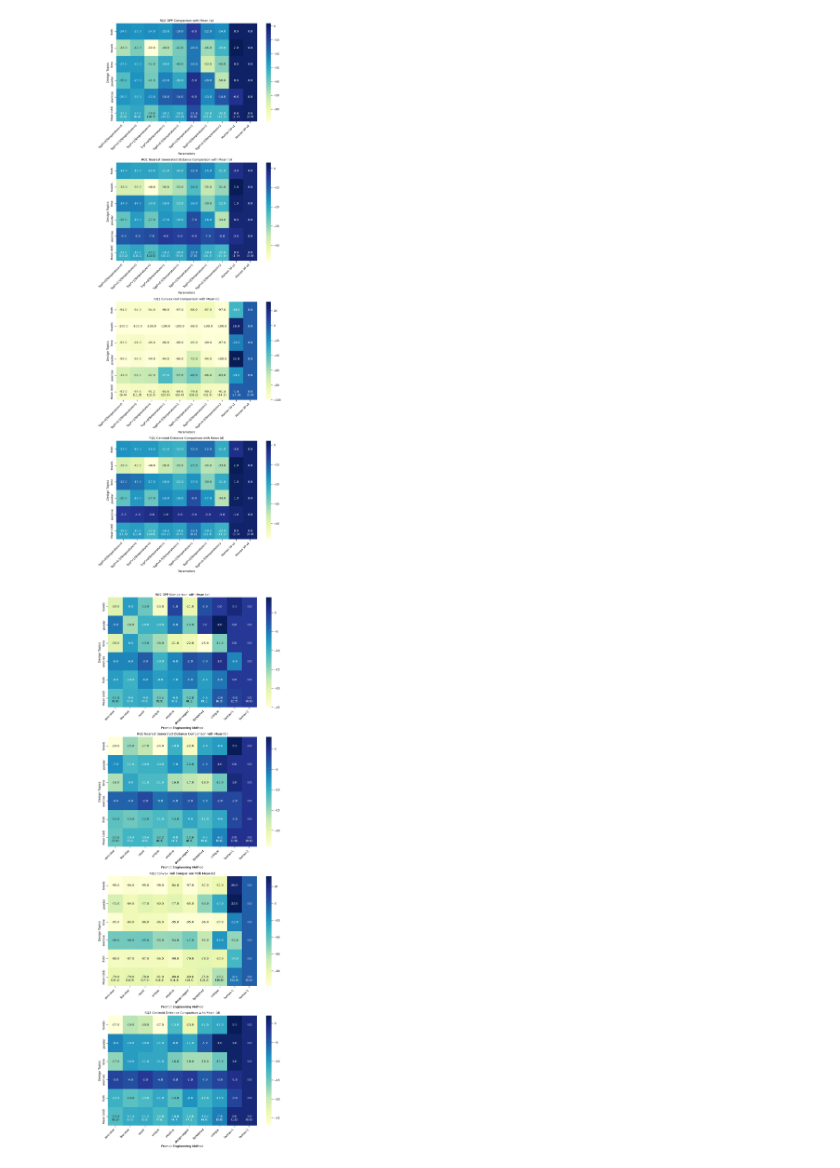
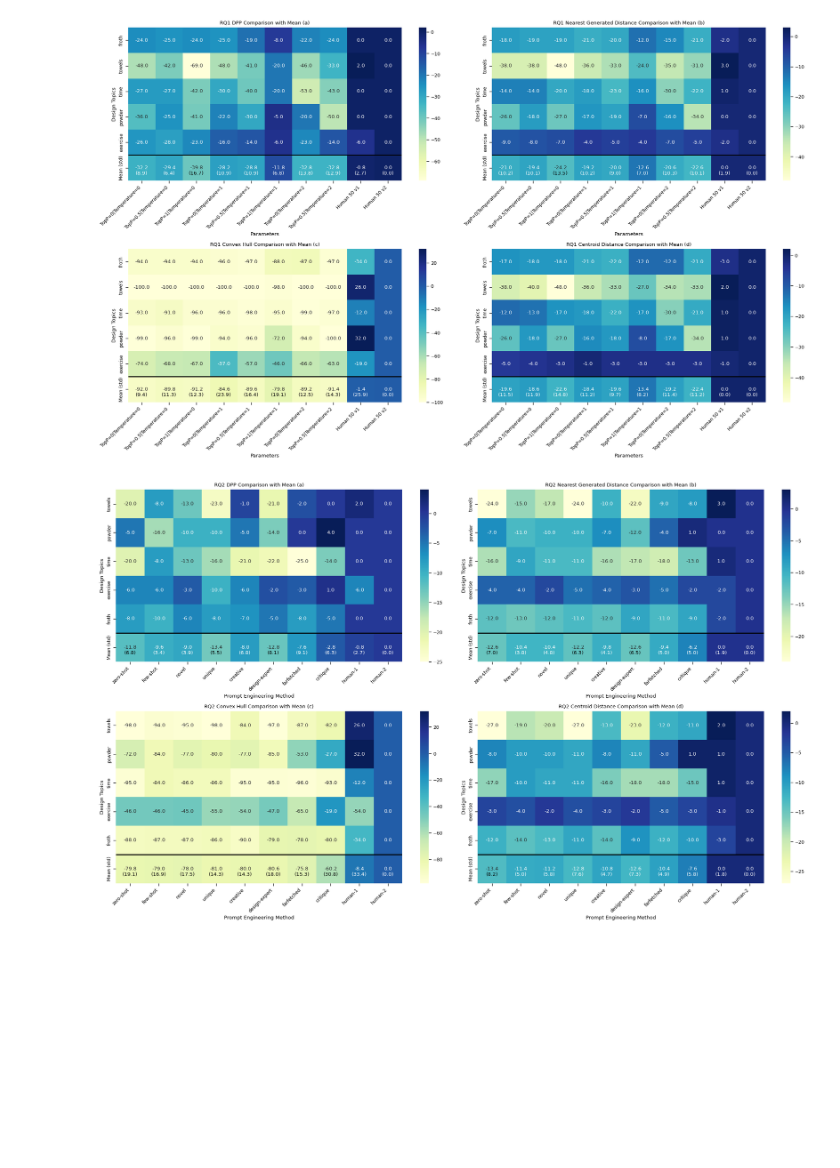
Before and after one commit to kevinma1515/Concept_Generation, a Jupyter notebook: heatmap_results.ipynb, the cells around one changed output. Cells and saved outputs as stored; diff of their text form; code cells hidden in the pictures; blank space fills up the shorter version.

Commit message:
Update heatmap_results

```diff
--- a/heatmap_results.ipynb
+++ b/heatmap_results.ipynb
@@ -91,7 +91,7 @@ x_labels = [
 sns.set_context("paper")
 
 # Create a figure with three subplots
-fig, (ax1, ax2, ax3, ax4) = plt.subplots(4, 1, figsize=(9, 25))  # Adjust the size as needed
+fig, ((ax1, ax2), (ax3, ax4)) = plt.subplots(2, 2, figsize=(20, 12))  # Adjust the size as needed
 
 
 # First heatmap on the first subplot
@@ -100,6 +100,7 @@ ax1.set_xticklabels(ax1.get_xticklabels(), rotation=45, ha='right')
 ax1.set_xlabel('Parameters')
 ax1.set_ylabel('Design Topics')
 ax1.set_title('RQ1 DPP Comparison with Mean (a)')
+ax1.hlines(len(data1), *ax1.get_xlim(), color="black", linewidth=2)
 
 # Second heatmap on the second subplot
 sns.heatmap(data_with_mean2, annot=True, fmt=".1f", yticklabels=y_labels_with_mean, xticklabels=x_labels, cmap="YlGnBu", ax=ax2)
@@ -107,6 +108,7 @@ ax2.set_xticklabels(ax2.get_xticklabels(), rotation=45, ha='right')
 ax2.set_xlabel('Parameters')
 ax2.set_ylabel('Design Topics')
 ax2.set_title('RQ1 Nearest Generated Distance Comparison with Mean (b)')
+ax2.hlines(len(data2), *ax2.get_xlim(), color="black", linewidth=2)
 
 # Third heatmap on the third subplot
 sns.heatmap(data_with_mean3, annot=True, fmt=".1f", yticklabels=y_labels_with_mean, xticklabels=x_labels, cmap="YlGnBu", ax=ax3)
@@ -114,6 +116,7 @@ ax3.set_xticklabels(ax3.get_xticklabels(), rotation=45, ha='right')
 ax3.set_xlabel('Parameters')
 ax3.set_ylabel('Design Topics')
 ax3.set_title('RQ1 Convex Hull Comparison with Mean (c)')
+ax3.hlines(len(data3), *ax3.get_xlim(), color="black", linewidth=2)
 
 # Fourth heatmap on the fourth subplot
 sns.heatmap(data_with_mean4, annot=True, fmt=".1f", yticklabels=y_labels_with_mean, xticklabels=x_labels, cmap="YlGnBu", ax=ax4)
@@ -121,34 +124,35 @@ ax4.set_xticklabels(ax4.get_xticklabels(), rotation=45, ha='right')
 ax4.set_xlabel('Parameters')
 ax4.set_ylabel('Design Topics')
 ax4.set_title('RQ1 Centroid Distance Comparison with Mean (d)')
+ax4.hlines(len(data4), *ax4.get_xlim(), color="black", linewidth=2)
 
 plt.tight_layout()
 
 # Custom annotations for the last row
 custom_colors = ['white', 'white', 'black', 'white', 'white', 'white', 'white', 'white', 'white', 'white']
 custom_annotations = ['\n\n(8.9)', '\n\n(6.4)', '\n\n(16.7)', '\n\n(10.9)', '\n\n(10.9)', '\n\n(6.8)', '\n\n(13.8)', '\n\n(12.9)', '\n\n(2.7)', '\n\n(0.0)']
 for i, annotation in enumerate(custom_annotations):
     ax1.text(i + 0.5, len(data_with_mean1) - 0.5, annotation, ha='center', va='center', color = custom_colors[i])
 
 custom_colors = ['white', 'white', 'black', 'white', 'white', 'white', 'white', 'white', 'white', 'white']
 custom_annotations = ['\n\n(10.2)', '\n\n(10.1)', '\n\n(13.5)', '\n\n(10.2)', '\n\n(9.0)', '\n\n(7.0)', '\n\n(10.3)', '\n\n(10.1)', '\n\n(1.9)', '\n\n(0.0)']
 for i, annotation in enumerate(custom_annotations):
     ax2.text(i + 0.5, len(data_with_mean2) - 0.5, annotation, ha='center', va='center', color = custom_colors[i])
 
 custom_colors = ['black', 'black', 'black', 'black', 'black', 'black', 'black', 'black', 'white', 'white']
 custom_annotations = ['\n\n(9.4)', '\n\n(11.3)', '\n\n(12.3)', '\n\n(23.9)', '\n\n(16.4)', '\n\n(19.1)', '\n\n(12.5)', '\n\n(14.3)', '\n\n(25.9)', '\n\n(0.0)']
 for i, annotation in enumerate(custom_annotations):
     ax3.text(i + 0.5, len(data_with_mean3) - 0.5, annotation, ha='center', va='center', color = custom_colors[i])
 
 custom_colors = ['white', 'white', 'white', 'white', 'white', 'white', 'white', 'white', 'white', 'white']
 custom_annotations = ['\n\n(11.5)', '\n\n(11.9)', '\n\n(14.8)', '\n\n(11.2)', '\n\n(9.7)', '\n\n(8.2)', '\n\n(11.4)', '\n\n(11.2)', '\n\n(0.0)', '\n\n(0.0)']
 for i, annotation in enumerate(custom_annotations):
     ax4.text(i + 0.5, len(data_with_mean4) - 0.5, annotation, ha='center', va='center', color = custom_colors[i])
 
 
 plt.show()
 # %% [output]
-[figure, old version]
+[figure, new version]
 # %%
 # RQ2
 
@@ -236,7 +240,7 @@ sns.set_context("paper")
 
 
 # Create a figure with three subplots
-fig, (ax1, ax2, ax3, ax4) = plt.subplots(4, 1, figsize=(9, 25))  # Adjust the size as needed
+fig, ((ax1, ax2), (ax3, ax4)) = plt.subplots(2, 2, figsize=(20, 12))  # Adjust the size as needed
 
 
 # First heatmap on the first subplot
@@ -245,6 +249,7 @@ ax1.set_xticklabels(ax1.get_xticklabels(), rotation=45, ha='right')
 ax1.set_xlabel('Prompt Engineering Method')
 ax1.set_ylabel('Design Topics')
 ax1.set_title('RQ2 DPP Comparison with Mean (a)')
+ax1.hlines(len(data1), *ax1.get_xlim(), color="black", linewidth=2)
 
 # Second heatmap on the second subplot
 sns.heatmap(data_with_mean2, annot=True, fmt=".1f", yticklabels=y_labels_with_mean, xticklabels=x_labels, cmap="YlGnBu", ax=ax2)
@@ -252,6 +257,7 @@ ax2.set_xticklabels(ax2.get_xticklabels(), rotation=45, ha='right')
 ax2.set_xlabel('Prompt Engineering Method')
 ax2.set_ylabel('Design Topics')
 ax2.set_title('RQ2 Nearest Generated Distance Comparison with Mean (b)')
+ax2.hlines(len(data2), *ax2.get_xlim(), color="black", linewidth=2)
 
 # Third heatmap on the third subplot
 sns.heatmap(data_with_mean3, annot=True, fmt=".1f", yticklabels=y_labels_with_mean, xticklabels=x_labels, cmap="YlGnBu", ax=ax3)
@@ -259,6 +265,7 @@ ax3.set_xticklabels(ax3.get_xticklabels(), rotation=45, ha='right')
 ax3.set_xlabel('Prompt Engineering Method')
 ax3.set_ylabel('Design Topics')
 ax3.set_title('RQ2 Convex Hull Comparison with Mean (c)')
+ax3.hlines(len(data3), *ax3.get_xlim(), color="black", linewidth=2)
 
 # Fourth heatmap on the fourth subplot
 sns.heatmap(data_with_mean4, annot=True, fmt=".1f", yticklabels=y_labels_with_mean, xticklabels=x_labels, cmap="YlGnBu", ax=ax4)
@@ -266,6 +273,7 @@ ax4.set_xticklabels(ax4.get_xticklabels(), rotation=45, ha='right')
 ax4.set_xlabel('Prompt Engineering Method')
 ax4.set_ylabel('Design Topics')
 ax4.set_title('RQ2 Centroid Distance Comparison with Mean (d)')
+ax4.hlines(len(data4), *ax4.get_xlim(), color="black", linewidth=2)
 
 plt.tight_layout()
 
@@ -292,4 +300,4 @@ for i, annotation in enumerate(custom_annotations):
 
 plt.show()
 # %% [output]
-[figure, old version]
+[figure, new version]
```
